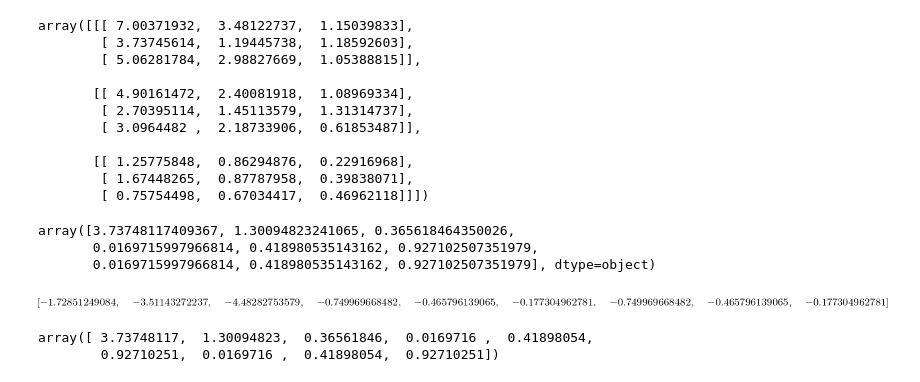
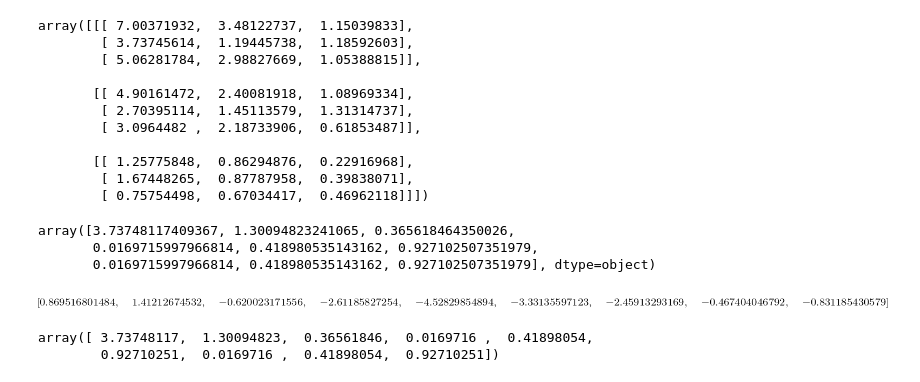
Before and after one commit to lanl/tardigrade-micromorphic-element, a Jupyter notebook: doc/MatrixForm/micromorphic_matrix_form.ipynb, the cells around one changed output. Cells and saved outputs as stored; diff of their text form; code cells hidden in the pictures.

Commit message:
Updating from modifications performed in eigen_tensor branch

```diff
--- a/doc/MatrixForm/micromorphic_matrix_form.ipynb
+++ b/doc/MatrixForm/micromorphic_matrix_form.ipynb
@@ -650,3 +757,21 @@ array([-1.81005245, -1.29847083, -0.48170751, -0.75470999, -0.4763441 ,
        -0.70051865, -1.09881086, -1.45762653, -3.00984646, -0.42927004,
        -0.25701678, -0.61784346, -0.60307115, -1.35759442, -1.25541793,
        -2.06541739, -1.12273603])
+# %%
+string_out = r"{"
+for i in range(3):
+    string_out += r"{"
+    for I in range(3):
+        string_out += r"{"
+        for J in range(3):
+            string_out += str(grad_phi_map[i][I][J])
+            if(J<2):
+                string_out += ","
+        string_out += r"}"
+        if(I<2):
+            string_out += r","
+    string_out += r"}"
+    if(i<2):
+        string_out += r","
+string_out += r"}"
+print(string_out)
@@ -1119,10 +1328,10 @@ for i in range(3):
         for q in range(3):
             for r in range(3):
                 term5[i][j] += temp5[i][q][r]*temp4[j][q][r]
-# %%
-tensor_to_voigt_2(term1+term2)
-# %% [output]
-[figure, removed]
+# %%
+tensor_to_voigt_2(term3+term4)
+# %% [output]
+[figure, added]
 # %%
 test = np.dot(np.array(A_voigt.subs({lamb:_lambda,mu:_mu})).astype(float),tensor_to_voigt_2(Etest))
 test
```
Also changed, not shown: parts of 61 cells of this notebook, 1 other file.
